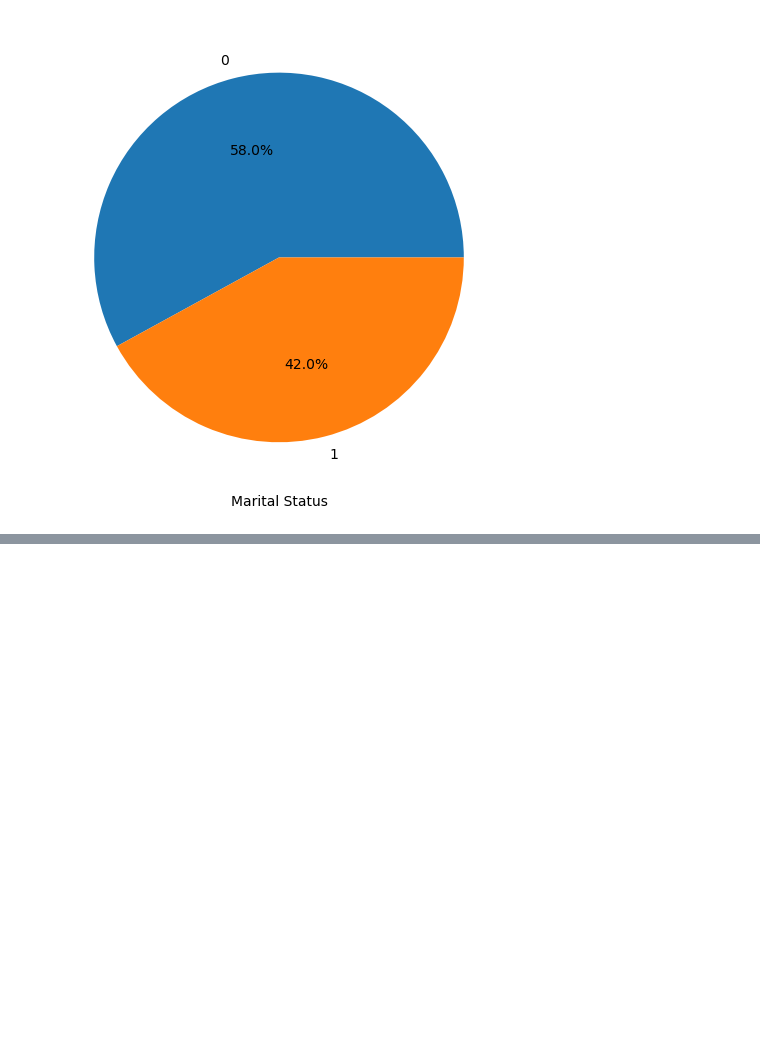
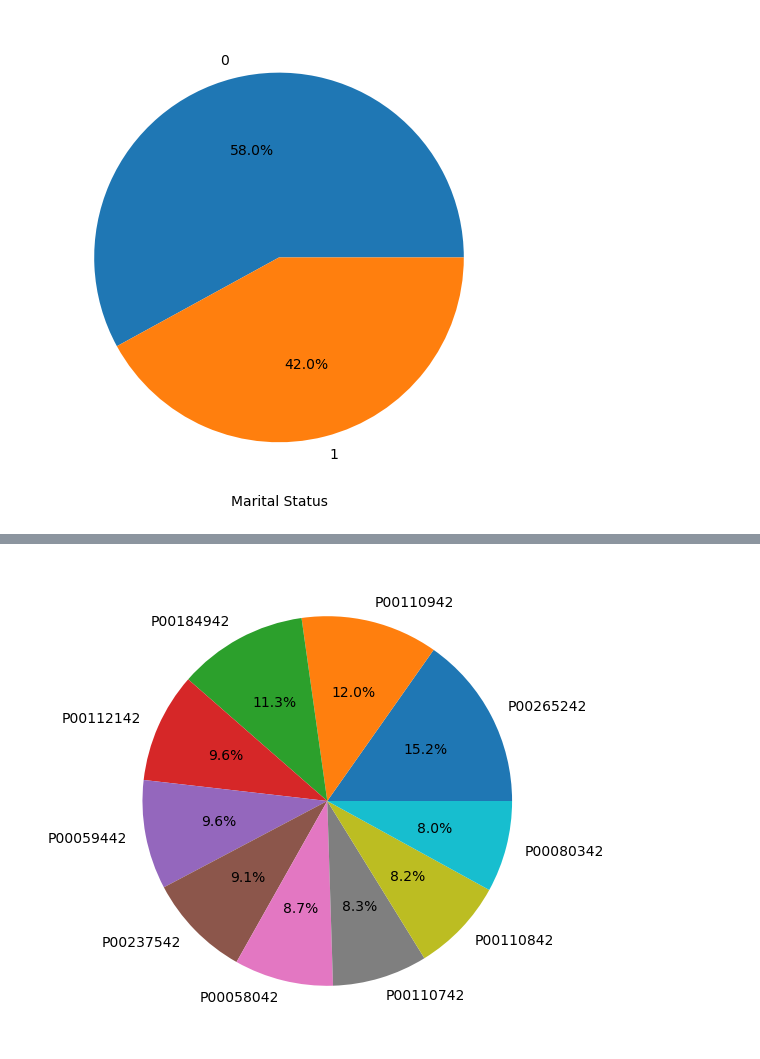
Before and after one commit to sulavg50-ux/Self_data_analysis, a Jupyter notebook: diwali.ipynb, the cells around one changed output, grey strips where cells are left out. Saved outputs shown, nothing was run; the diff lists cells and outputs as text; code cells hidden in the pictures; blank space fills up the shorter version.

```diff
--- a/diwali.ipynb
+++ b/diwali.ipynb
@@ -301,0 +401,4 @@ plt.show()
+# %%
+#top product id by amount
+s3=diwali.groupby('Product_ID')['Amount'].sum().sort_values(ascending=False)
+s3
@@ -301,0 +419,7 @@ plt.show()
+# %%
+s4=s3.head(10)
+plt.figure(figsize=(6,6))
+plt.pie(s4.values,labels=s4.index,autopct="%1.1f%%")
+plt.show()
+# %% [output]
+[figure, added]
```
Also changed, not shown: parts of 22 cells of this notebook.
